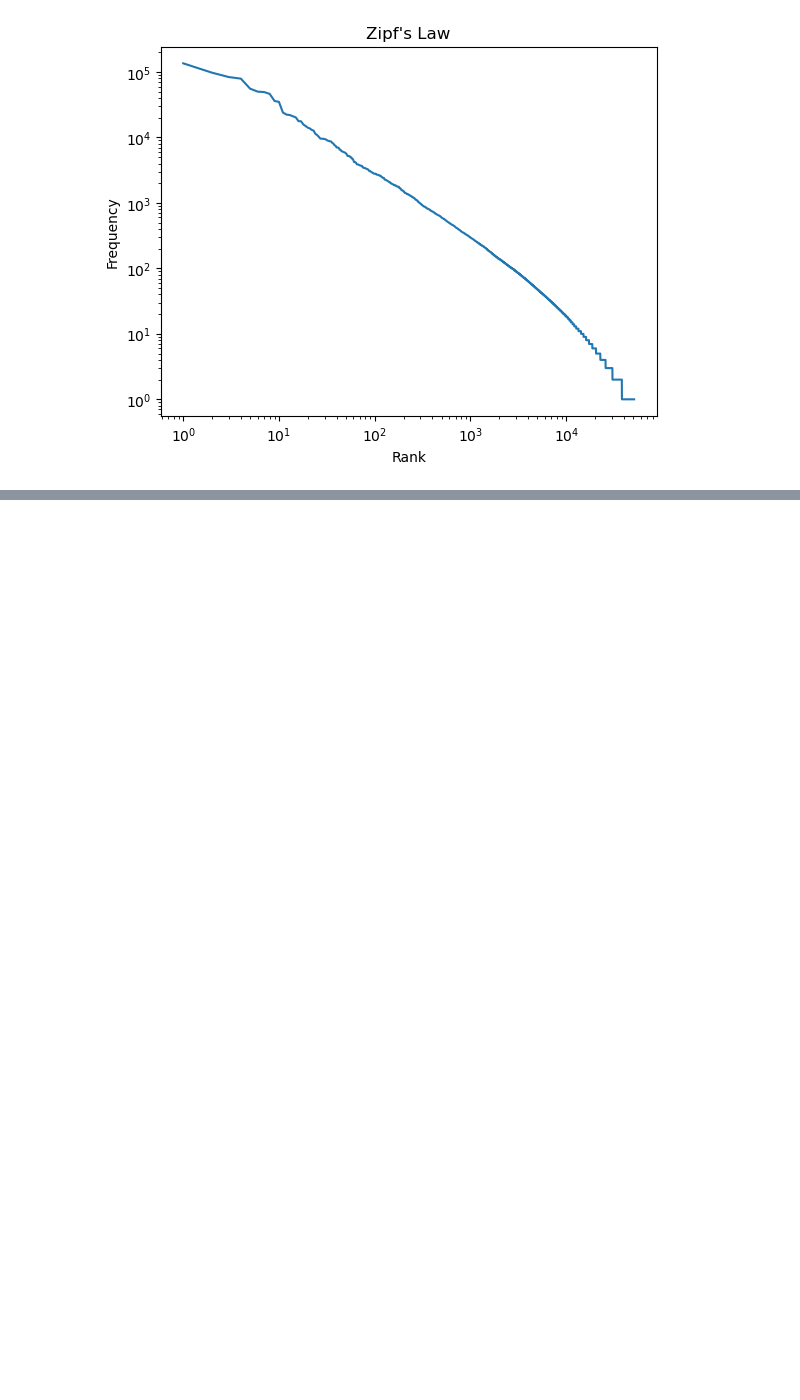
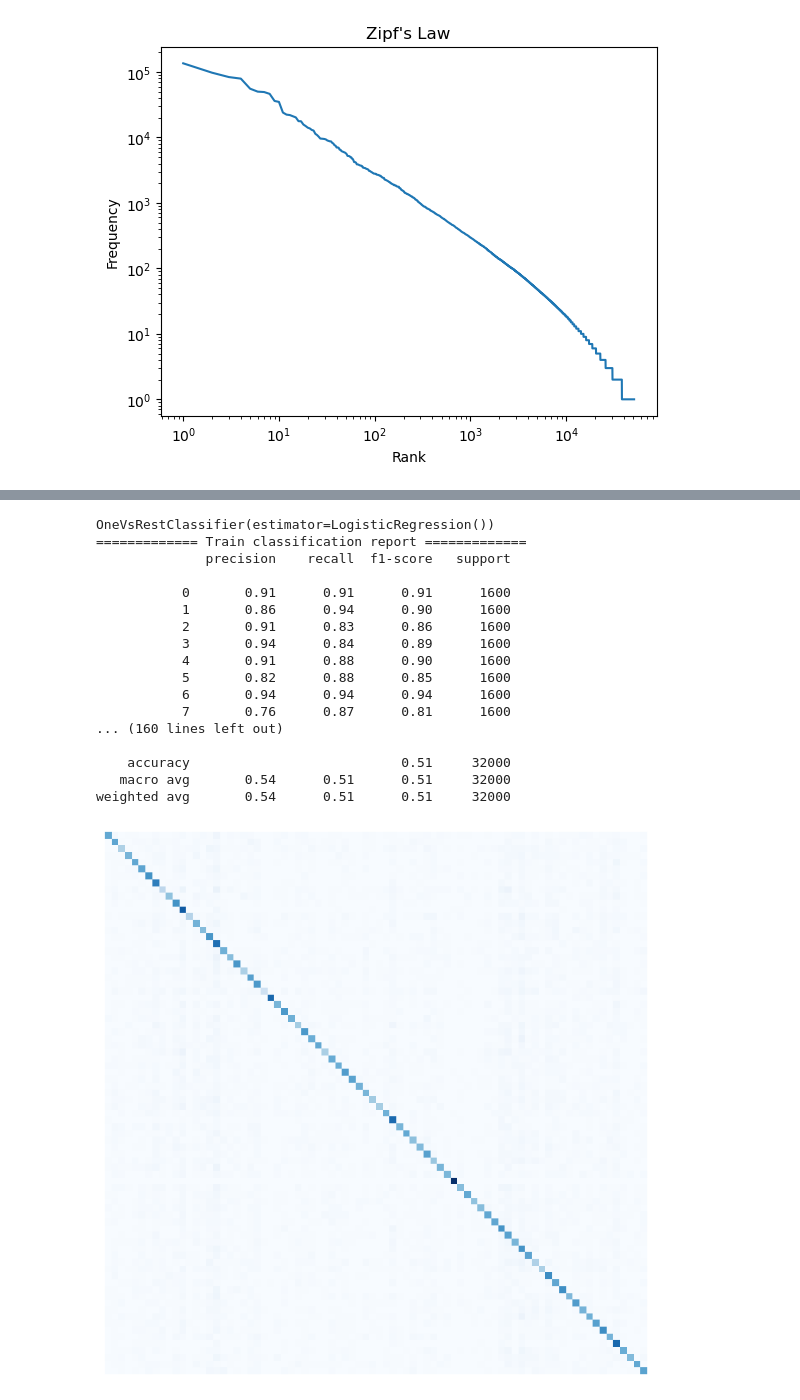
Before and after one commit to BenKabongo25/personalized-data-to-text-neural-generation, a Jupyter notebook: Code/src/authorship/authorship.ipynb, the cells around one changed output, grey strips where cells are left out. Drawn from its saved outputs; the diff is of its cells as text; code cells hidden in the pictures; blank space fills up the shorter version.

```diff
--- a/Code/src/authorship/authorship.ipynb
+++ b/Code/src/authorship/authorship.ipynb
@@ -237,0 +226,25 @@ plt.show()
+# %%
+TfIdfClassification(TfidfVectorizer(stop_words='english', ngram_range=(1, 2)),
+                    train_df,
+                    test_eval_df,
+                    linear_model.LogisticRegression,
+                    {'solver':'lbfgs'})
+# %% [output]
+OneVsRestClassifier(estimator=LogisticRegression())
+============= Train classification report =============
+              precision    recall  f1-score   support
+
+           0       0.91      0.91      0.91      1600
+           1       0.86      0.94      0.90      1600
+           2       0.91      0.83      0.86      1600
+           3       0.94      0.84      0.89      1600
+           4       0.91      0.88      0.90      1600
+           5       0.82      0.88      0.85      1600
+           6       0.94      0.94      0.94      1600
+           7       0.76      0.87      0.81      1600
+... (160 lines left out)
+
+    accuracy                           0.51     32000
+   macro avg       0.54      0.51      0.51     32000
+weighted avg       0.54      0.51      0.51     32000
+[figure, added]
```
Also changed, not shown: parts of 13 cells of this notebook.
